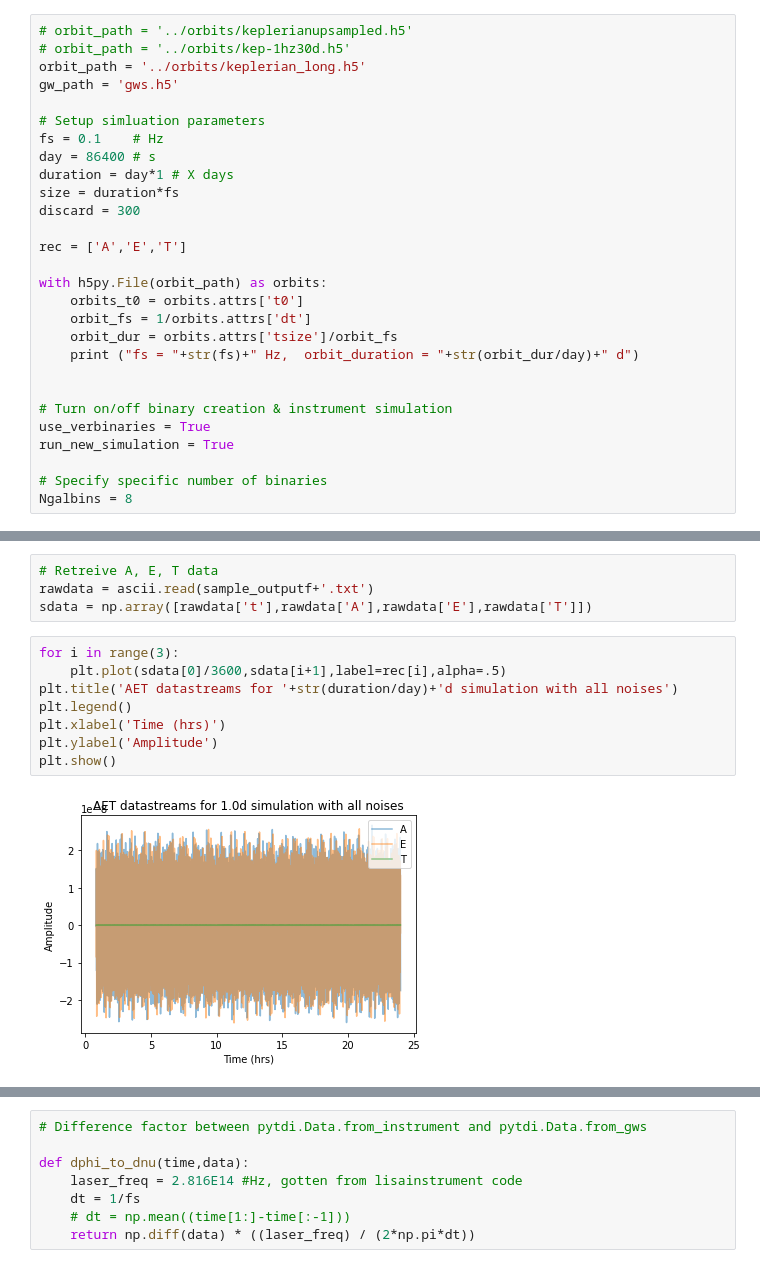
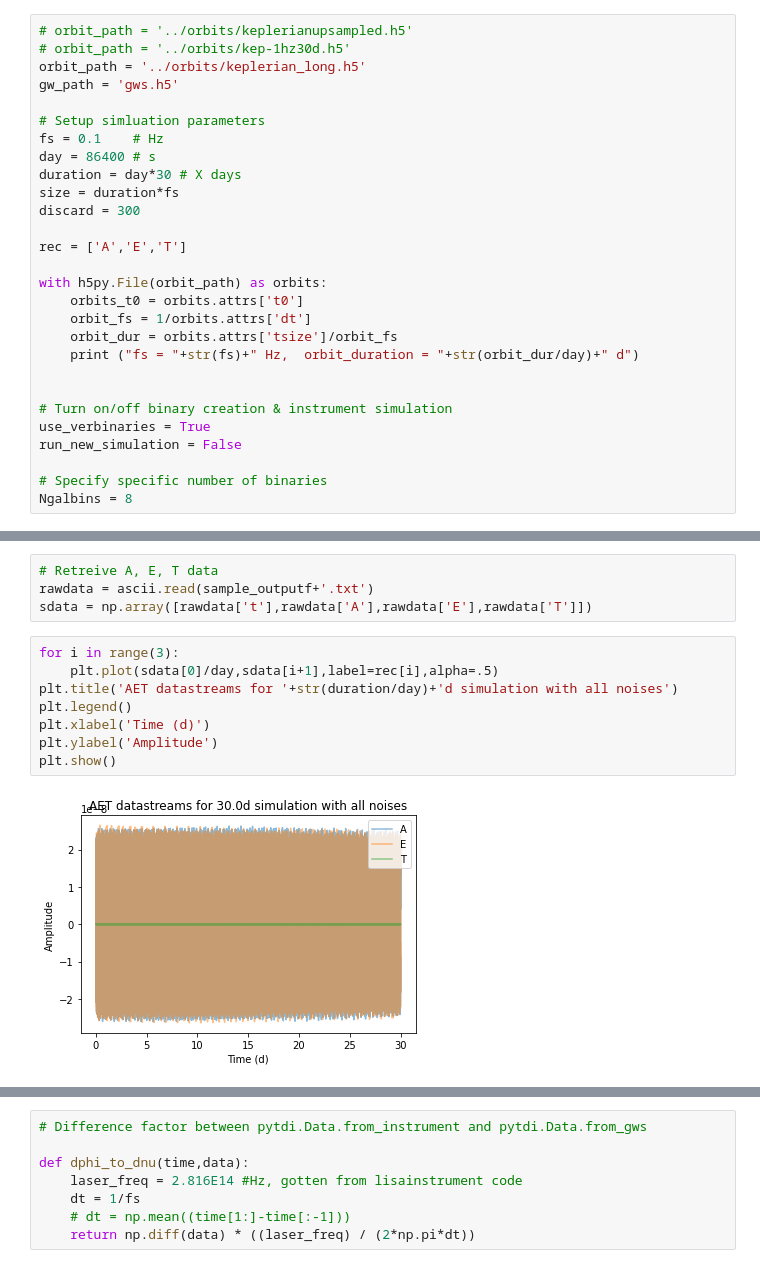
Before and after one commit to BartOuwehand/MP1_LISA, a Jupyter notebook: MCMC_parameter_fit.ipynb, the cells around one changed output, grey strips where cells are left out. Cells and saved outputs as stored; diff of their text form.

```diff
--- a/MCMC_parameter_fit.ipynb
+++ b/MCMC_parameter_fit.ipynb
@@ -31,7 +31,7 @@ gw_path = 'gws.h5'
 # Setup simluation parameters
 fs = 0.1    # Hz
 day = 86400 # s
-duration = day*1 # X days
+duration = day*30 # X days
 size = duration*fs
 discard = 300
 
@@ -46,7 +46,7 @@ with h5py.File(orbit_path) as orbits:
 
 # Turn on/off binary creation & instrument simulation
 use_verbinaries = True
-run_new_simulation = True
+run_new_simulation = False
 
 # Specify specific number of binaries
 Ngalbins = 8
@@ -177,14 +171,14 @@ rawdata = ascii.read(sample_outputf+'.txt')
 sdata = np.array([rawdata['t'],rawdata['A'],rawdata['E'],rawdata['T']])
 # %%
 for i in range(3):
-    plt.plot(sdata[0]/3600,sdata[i+1],label=rec[i],alpha=.5)
+    plt.plot(sdata[0]/day,sdata[i+1],label=rec[i],alpha=.5)
 plt.title('AET datastreams for '+str(duration/day)+'d simulation with all noises')
 plt.legend()
-plt.xlabel('Time (hrs)')
+plt.xlabel('Time (d)')
 plt.ylabel('Amplitude')
 plt.show()
 # %% [output]
-[figure, old version]
+[figure, new version]
 # %%
 def psd_func(data):
     return scipy.signal.welch(data,fs=fs,window='nuttall',nperseg=len(data),detrend=False)
```
Also changed, not shown: parts of 16 cells of this notebook, 1 other file.
